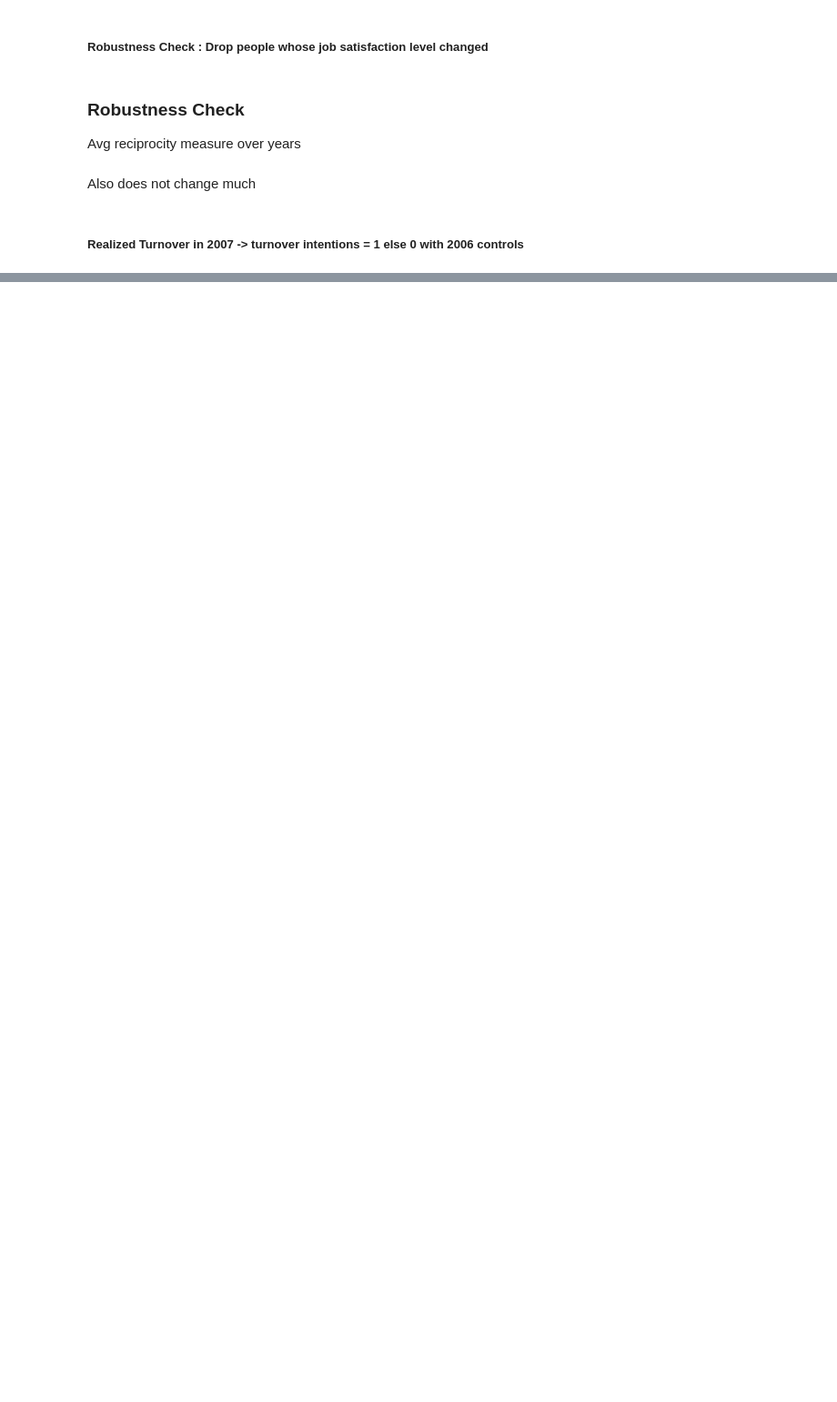
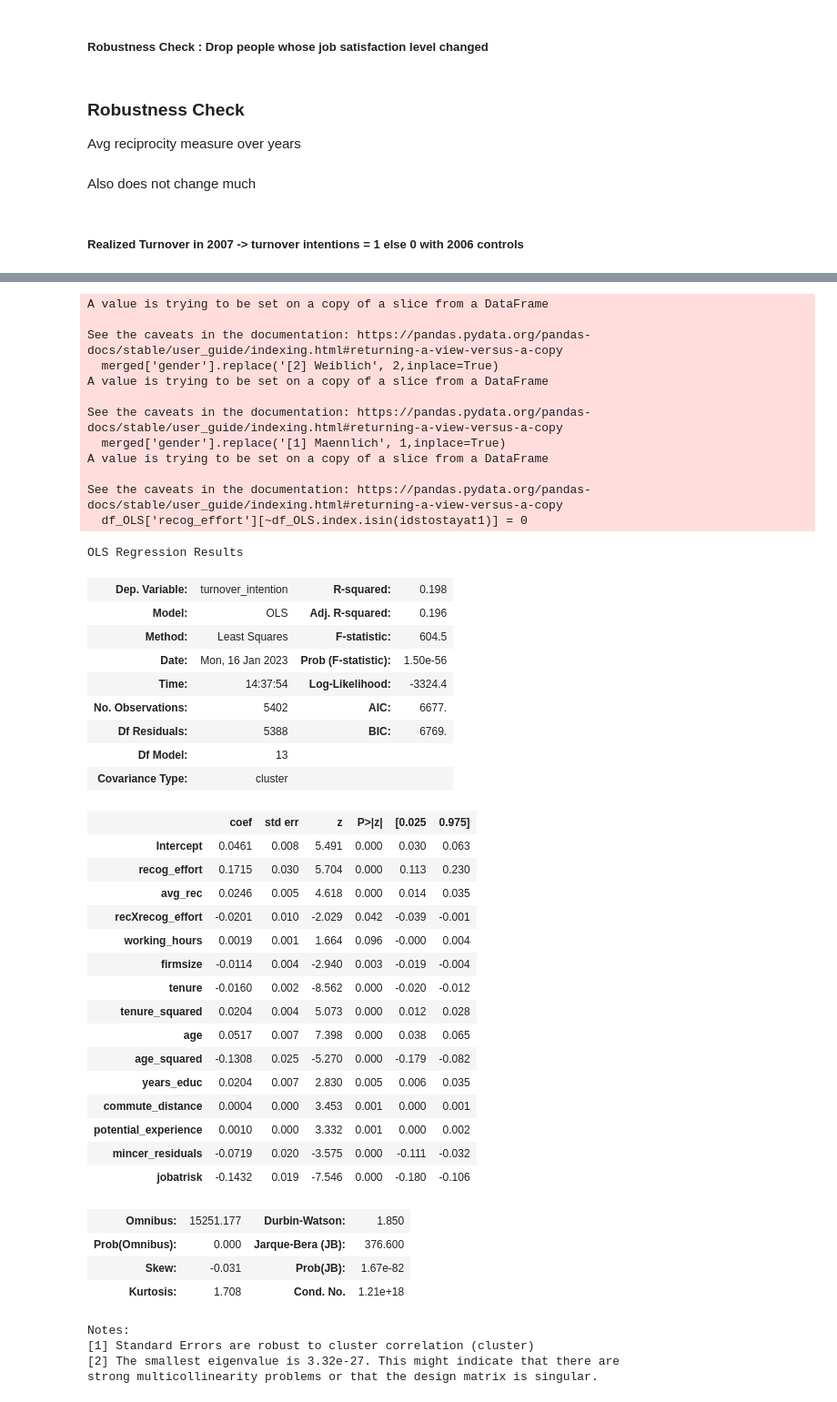
Before and after one commit to maxxxbb/ResearchModule, a Jupyter notebook: src/data_management/FirstRegression.ipynb, the cells around one changed output, grey strips where cells are left out. Shown at 91% size. Saved outputs shown, nothing was run; the diff lists cells and outputs as text; code cells hidden in the pictures; blank space fills up the shorter version.

```diff
--- a/src/data_management/FirstRegression.ipynb
+++ b/src/data_management/FirstRegression.ipynb
@@ -667,0 +788,77 @@ See the caveats in the documentation: https://pandas.pydata.org/pandas-docs/stab
+# %%
+df_OLS = include_jobchangers(add_mincer_residuals(merge_and_clean(df_05,df_06,df_07,work07)))
+# add interaction term
+idstostayat1 = df_OLS[(df_OLS["felt_recog_effort"] == 3.0) | (df_OLS["felt_recog_effort"] == 4.0) | (df_OLS["felt_recog_effort"] == 2.0)].index
+df_OLS['recog_effort'][~df_OLS.index.isin(idstostayat1)] = 0
+df_OLS["recXrecog_effort"] = df_OLS["recog_effort"] * df_OLS["avg_rec"]
+## Drop n.a.n.s
+df_OLS.drop(columns=['similar_problems', 'take_revenge', 'insult_back', 'felt_recog_sup', 'felt_recog_effort',
+       'recog_personal', 'felt_recog_personal', 'recog_pay', 'felt_recog_pay', 'year_birth', 'new_job',
+       'reason_new_job', 'school_degree','overtime', 'recog_sup','wage_lastmonth', 'rec1' , 'rec2' , 'rec3' , 'rec4', 'rec5' , 'rec6' , 'rec7' , 'work_satisfaction'], inplace=True)
+df_OLS.dropna(inplace=True)
+## change all which are unbothered to unfair treatment 0
+
+
+## add interaction term and reestimate
+
+
+
+
+
+# Specify model
+formula_main = 'turnover_intention ~ recog_effort + avg_rec + recXrecog_effort + working_hours + firmsize + tenure + tenure_squared + age + age_squared + years_educ + commute_distance + potential_experience + mincer_residuals + jobatrisk'
+
+# Fit the regression and cluster on the sector variable
+reg = smf.ols(formula_main, data=df_OLS).fit(cov_type='cluster', cov_kwds={'groups': df_OLS['sector']})
+
+# Print the regression results
+summary = reg.summary()
+#print(summary.as_latex())
+summary
+# %% [output]
+A value is trying to be set on a copy of a slice from a DataFrame
+
+See the caveats in the documentation: https://pandas.pydata.org/pandas-docs/stable/user_guide/indexing.html#returning-a-view-versus-a-copy
+  merged['gender'].replace('[2] Weiblich', 2,inplace=True)
+A value is trying to be set on a copy of a slice from a DataFrame
+
+See the caveats in the documentation: https://pandas.pydata.org/pandas-docs/stable/user_guide/indexing.html#returning-a-view-versus-a-copy
+  merged['gender'].replace('[1] Maennlich', 1,inplace=True)
+A value is trying to be set on a copy of a slice from a DataFrame
+
+See the caveats in the documentation: https://pandas.pydata.org/pandas-docs/stable/user_guide/indexing.html#returning-a-view-versus-a-copy
+  df_OLS['recog_effort'][~df_OLS.index.isin(idstostayat1)] = 0
+OLS Regression Results
+| Dep. Variable: | turnover_intention | R-squared: | 0.198 |
+| Model: | OLS | Adj. R-squared: | 0.196 |
+| Method: | Least Squares | F-statistic: | 604.5 |
+| Date: | Mon, 16 Jan 2023 | Prob (F-statistic): | 1.50e-56 |
+| Time: | 14:37:54 | Log-Likelihood: | -3324.4 |
+| No. Observations: | 5402 | AIC: | 6677. |
+| Df Residuals: | 5388 | BIC: | 6769. |
+| Df Model: | 13 |  |  |
+| Covariance Type: | cluster |  |  |
+|  | coef | std err | z | P>|z| | [0.025 | 0.975] |
+| Intercept | 0.0461 | 0.008 | 5.491 | 0.000 | 0.030 | 0.063 |
+| recog_effort | 0.1715 | 0.030 | 5.704 | 0.000 | 0.113 | 0.230 |
+| avg_rec | 0.0246 | 0.005 | 4.618 | 0.000 | 0.014 | 0.035 |
+| recXrecog_effort | -0.0201 | 0.010 | -2.029 | 0.042 | -0.039 | -0.001 |
+| working_hours | 0.0019 | 0.001 | 1.664 | 0.096 | -0.000 | 0.004 |
+| firmsize | -0.0114 | 0.004 | -2.940 | 0.003 | -0.019 | -0.004 |
+| tenure | -0.0160 | 0.002 | -8.562 | 0.000 | -0.020 | -0.012 |
+| tenure_squared | 0.0204 | 0.004 | 5.073 | 0.000 | 0.012 | 0.028 |
+| age | 0.0517 | 0.007 | 7.398 | 0.000 | 0.038 | 0.065 |
+| age_squared | -0.1308 | 0.025 | -5.270 | 0.000 | -0.179 | -0.082 |
+| years_educ | 0.0204 | 0.007 | 2.830 | 0.005 | 0.006 | 0.035 |
+| commute_distance | 0.0004 | 0.000 | 3.453 | 0.001 | 0.000 | 0.001 |
+| potential_experience | 0.0010 | 0.000 | 3.332 | 0.001 | 0.000 | 0.002 |
+| mincer_residuals | -0.0719 | 0.020 | -3.575 | 0.000 | -0.111 | -0.032 |
+| jobatrisk | -0.1432 | 0.019 | -7.546 | 0.000 | -0.180 | -0.106 |
+| Omnibus: | 15251.177 | Durbin-Watson: | 1.850 |
+| Prob(Omnibus): | 0.000 | Jarque-Bera (JB): | 376.600 |
+| Skew: | -0.031 | Prob(JB): | 1.67e-82 |
+| Kurtosis: | 1.708 | Cond. No. | 1.21e+18 |
+Notes:
+[1] Standard Errors are robust to cluster correlation (cluster)
+[2] The smallest eigenvalue is 3.32e-27. This might indicate that there are
+strong multicollinearity problems or that the design matrix is singular.
```
Also changed, not shown: parts of 9 cells of this notebook.
